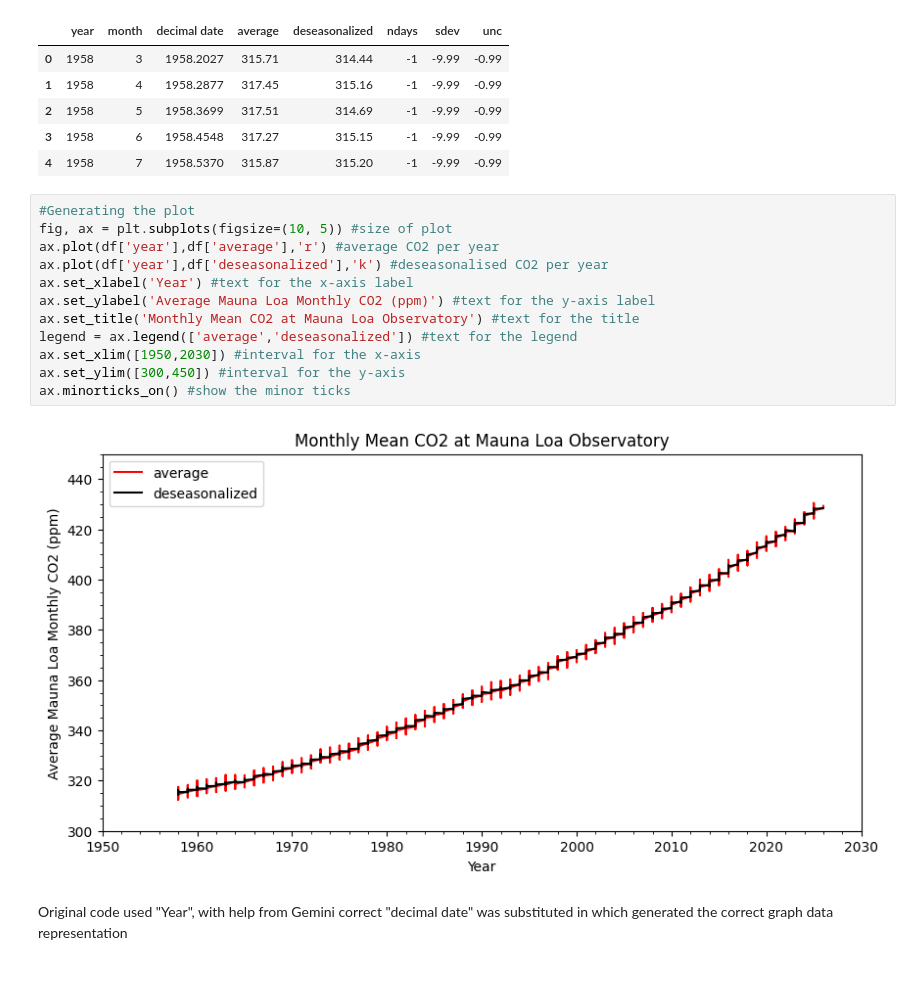
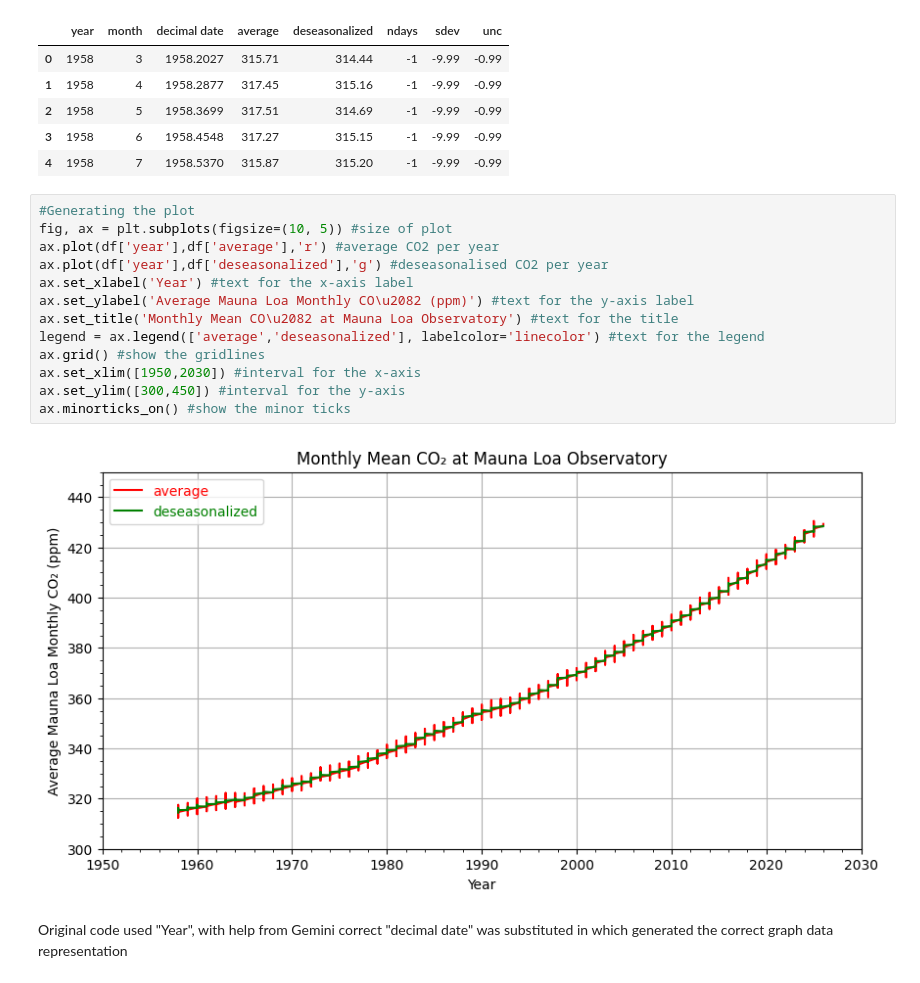
Before and after one commit to Leo05-u/7447903_Wk4_P2, a Jupyter notebook: EMSC2010_W4_P2_NB1_u7447903.ipynb, the cells around one changed output. Cells and saved outputs as stored; diff of their text form.

```diff
--- a/EMSC2010_W4_P2_NB1_u7447903.ipynb
+++ b/EMSC2010_W4_P2_NB1_u7447903.ipynb
@@ -61,17 +61,18 @@ df.head()
 # %%
 #Generating the plot
 fig, ax = plt.subplots(figsize=(10, 5)) #size of plot
 ax.plot(df['year'],df['average'],'r') #average CO2 per year
-ax.plot(df['year'],df['deseasonalized'],'k') #deseasonalised CO2 per year
+ax.plot(df['year'],df['deseasonalized'],'g') #deseasonalised CO2 per year
 ax.set_xlabel('Year') #text for the x-axis label
-ax.set_ylabel('Average Mauna Loa Monthly CO2 (ppm)') #text for the y-axis label
-ax.set_title('Monthly Mean CO2 at Mauna Loa Observatory') #text for the title
-legend = ax.legend(['average','deseasonalized']) #text for the legend
+ax.set_ylabel('Average Mauna Loa Monthly CO\u2082 (ppm)') #text for the y-axis label
+ax.set_title('Monthly Mean CO\u2082 at Mauna Loa Observatory') #text for the title
+legend = ax.legend(['average','deseasonalized'], labelcolor='linecolor') #text for the legend
+ax.grid() #show the gridlines
 ax.set_xlim([1950,2030]) #interval for the x-axis
 ax.set_ylim([300,450]) #interval for the y-axis
 ax.minorticks_on() #show the minor ticks
 # %% [output]
-[figure, old version]
+[figure, new version]
 # %% [markdown]
 Original code used "Year", with help from Gemini correct "decimal date" was substituted in which generated the correct graph data representation
 # %%
```
Also changed, not shown: parts of 2 cells of this notebook.
